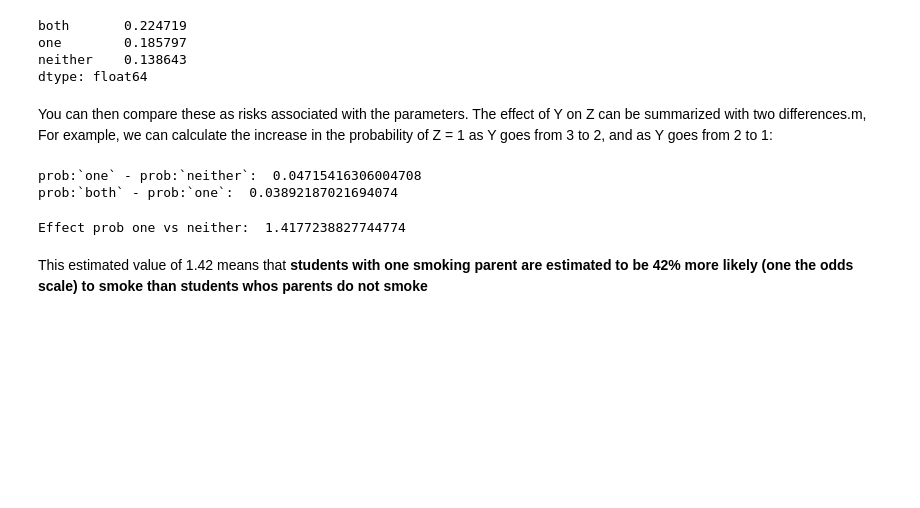
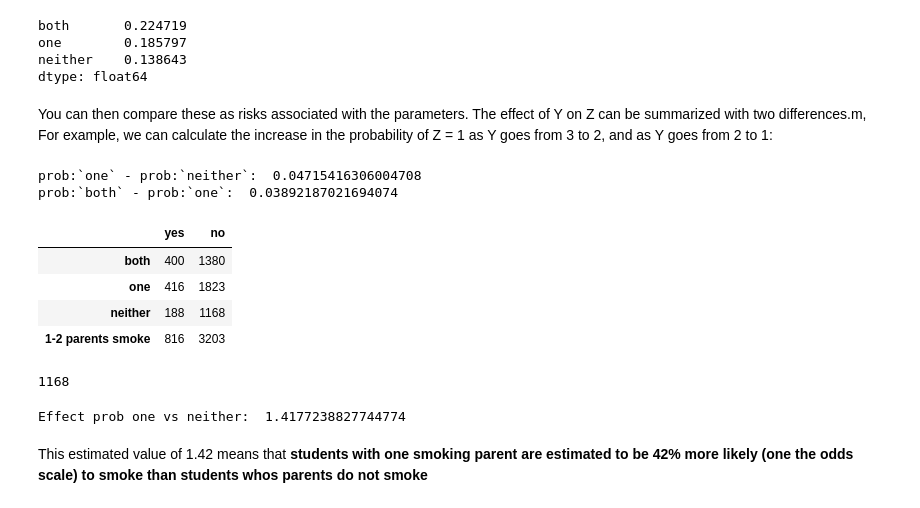
Before and after one commit to naivelogic/Machine_Learning_Notebooks, a Jupyter notebook: Data_Science/Statistical Models/[PSU] Logistic Regression.ipynb, the cells around one changed output. Drawn from its saved outputs; the diff is of its cells as text; code cells hidden in the pictures; blank space fills up the shorter version.

```diff
--- a/Data_Science/Statistical Models/[PSU] Logistic Regression.ipynb
+++ b/Data_Science/Statistical Models/[PSU] Logistic Regression.ipynb
@@ -608,6 +624,18 @@ print("prob:`both` - prob:`one`: ", est_prob[0] - est_prob[1])
 # %% [output]
 prob:`one` - prob:`neither`:  0.04715416306004708
 prob:`both` - prob:`one`:  0.03892187021694074
+# %%
+smoke
+# %% [output]
+|  | yes | no |
+| both | 400 | 1380 |
+| one | 416 | 1823 |
+| neither | 188 | 1168 |
+| 1-2 parents smoke | 816 | 3203 |
+# %%
+smoke.values[2,1]
+# %% [output]
+1168
 # %%
 print("Effect prob one vs neither: ", (smoke.values[1,0]*smoke.values[2,1]) / (smoke.values[2,0]*smoke.values[1,1]))
 # %% [output]
```
Also changed, not shown: parts of 28 cells of this notebook.
